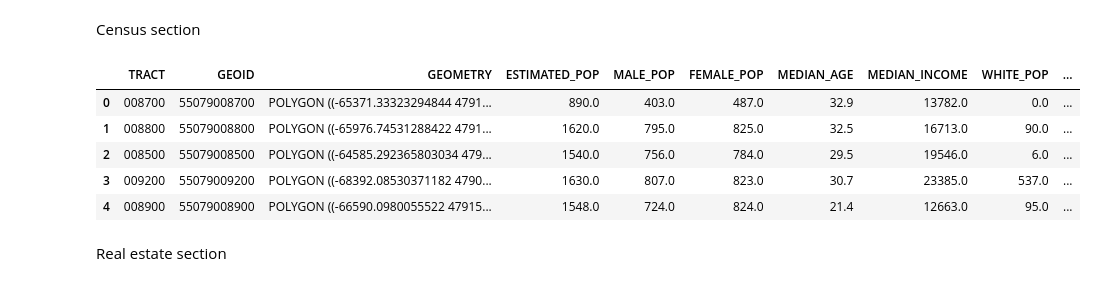
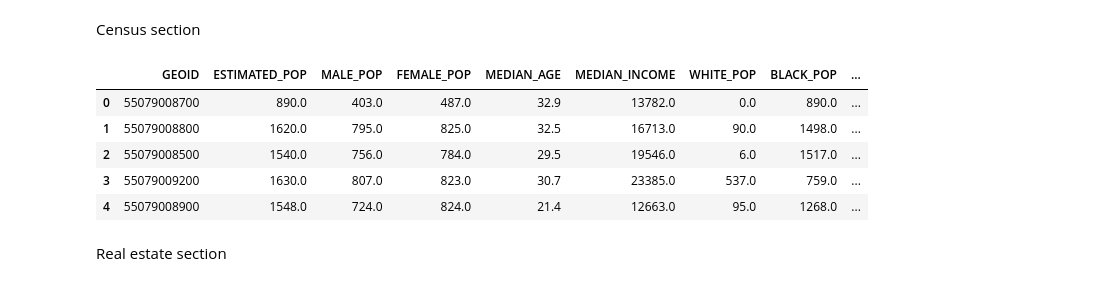
Before and after one commit to ecarrasco07/CrimeReportDS, a Jupyter notebook: analysis/EDA.ipynb, the cells around one changed output. Cells and saved outputs as stored; diff of their text form; code cells hidden in the pictures.

```diff
--- a/analysis/EDA.ipynb
+++ b/analysis/EDA.ipynb
@@ -80,14 +271,15 @@ Index(['RETURN STATION', 'TRAFFIC STOP', 'TRBL W/SUBJ', 'BUSINESS CHECK',
 Census section
 # %%
 census = pd.read_sql("Select * from census", connection)
+census.drop(['GEOMETRY','TRACT'], inplace = True, axis=1)
 census.head()
 # %% [output]
-|  | TRACT | GEOID | GEOMETRY | ESTIMATED_POP | MALE_POP | FEMALE_POP | MEDIAN_AGE | MEDIAN_INCOME | WHITE_POP | ... |
-| 0 | 008700 | 55079008700 | POLYGON ((-65371.33323294844 4791... | 890.0 | 403.0 | 487.0 | 32.9 | 13782.0 | 0.0 | ... |
-| 1 | 008800 | 55079008800 | POLYGON ((-65976.74531288422 4791... | 1620.0 | 795.0 | 825.0 | 32.5 | 16713.0 | 90.0 | ... |
-| 2 | 008500 | 55079008500 | POLYGON ((-64585.292365803034 479... | 1540.0 | 756.0 | 784.0 | 29.5 | 19546.0 | 6.0 | ... |
-| 3 | 009200 | 55079009200 | POLYGON ((-68392.08530371182 4790... | 1630.0 | 807.0 | 823.0 | 30.7 | 23385.0 | 537.0 | ... |
-| 4 | 008900 | 55079008900 | POLYGON ((-66590.0980055522 47915... | 1548.0 | 724.0 | 824.0 | 21.4 | 12663.0 | 95.0 | ... |
+|  | GEOID | ESTIMATED_POP | MALE_POP | FEMALE_POP | MEDIAN_AGE | MEDIAN_INCOME | WHITE_POP | BLACK_POP | ... |
+| 0 | 55079008700 | 890.0 | 403.0 | 487.0 | 32.9 | 13782.0 | 0.0 | 890.0 | ... |
+| 1 | 55079008800 | 1620.0 | 795.0 | 825.0 | 32.5 | 16713.0 | 90.0 | 1498.0 | ... |
+| 2 | 55079008500 | 1540.0 | 756.0 | 784.0 | 29.5 | 19546.0 | 6.0 | 1517.0 | ... |
+| 3 | 55079009200 | 1630.0 | 807.0 | 823.0 | 30.7 | 23385.0 | 537.0 | 759.0 | ... |
+| 4 | 55079008900 | 1548.0 | 724.0 | 824.0 | 21.4 | 12663.0 | 95.0 | 1268.0 | ... |
 # %% [markdown]
 Real estate section
 # %%
```
Also changed, not shown: parts of 20 cells of this notebook, 3 other files.
